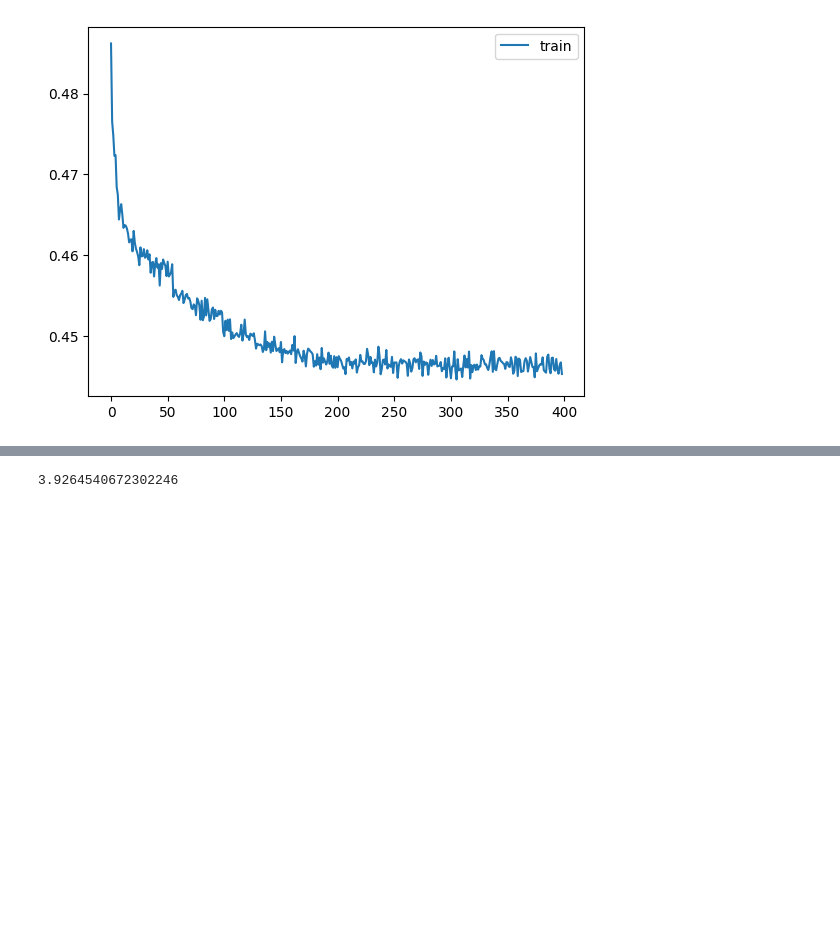
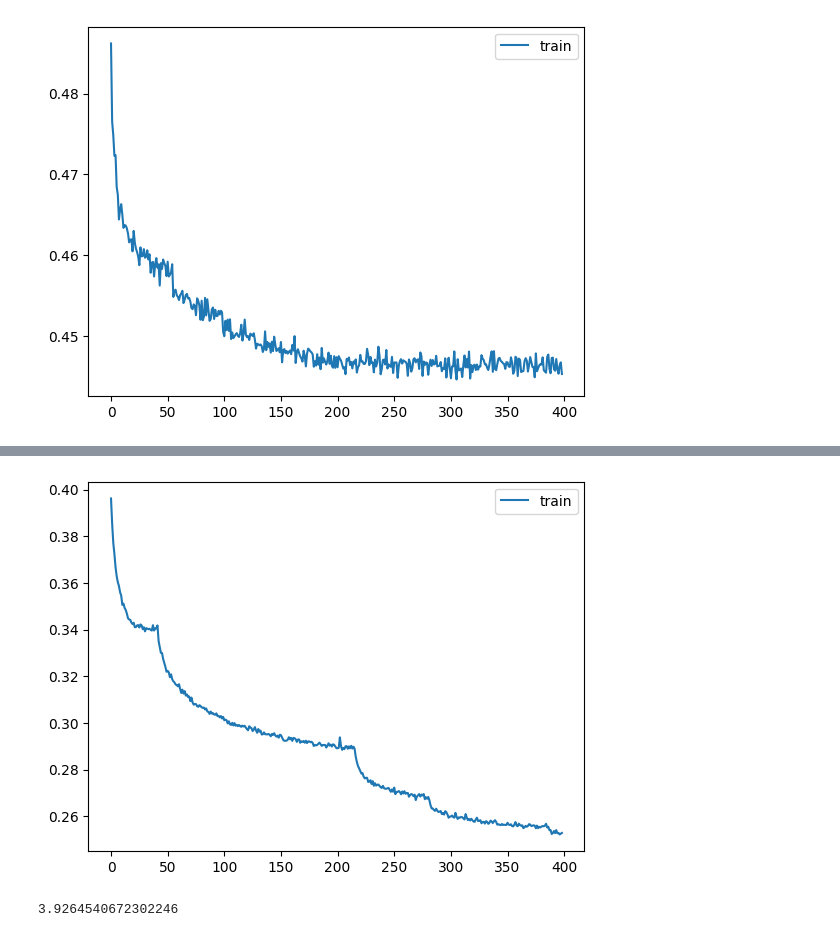
Before and after one commit to zeux/mlexp, a Jupyter notebook: words/reviews.ipynb, the cells around one changed output, grey strips where cells are left out. Cells and saved outputs as stored; diff of their text form; code cells hidden in the pictures; blank space fills up the shorter version.

```diff
--- a/words/reviews.ipynb
+++ b/words/reviews.ipynb
@@ -73,10 +73,10 @@ assert(w2v.shape[0] == len(vocab))
 # %%
 # define a model that takes a sequence of word indices and outputs a score
 class Net(nn.Module):
-    def __init__(self, w2v, hidden_size, num_layers):
+    def __init__(self, w2v, hidden_size, num_layers, cell=nn.LSTM):
         super().__init__()
         self.w2v = nn.Embedding.from_pretrained(w2v, freeze=True)
-        self.rnn = nn.LSTM(w2v.shape[1], hidden_size, num_layers=num_layers, batch_first=True)
+        self.rnn = cell(w2v.shape[1], hidden_size, num_layers=num_layers, batch_first=True)
         self.fc = nn.Linear(hidden_size, 1)
     def forward(self, x):
         # for now, replace -1 (padding) with 0 as embedding doesn't handle it
@@ -134,3 +134,8 @@ trainer.train(snet, data, epochs=400, batch_limit=1000, patience=10)
 # %% [output]
 Train [22.751M params]: 400 epochs took 2147.57 sec, train loss 0.445317, val loss 0.000000
 [figure]
+# %%
+gnet = Net(w2v, 512, 3, nn.GRU).to(device)
+data = D.DataLoader(ReviewDataset("../movie-ratings.json", 128), batch_size=256, num_workers=4)
+trainer.train(gnet, data, epochs=400, batch_limit=1000, patience=10)
+# %% [output]
@@ -137,3 +143,4 @@ Train [22.751M params]: 400 epochs took 2147.57 sec, train loss 0.445317, val lo
+[figure, added]
 # %%
 def score(net, text, limit=128):
     words = [vocab[w] for s in sentences(text) for w in s if w in vocab]
```
Also changed, not shown: parts of 1 cell of this notebook.
